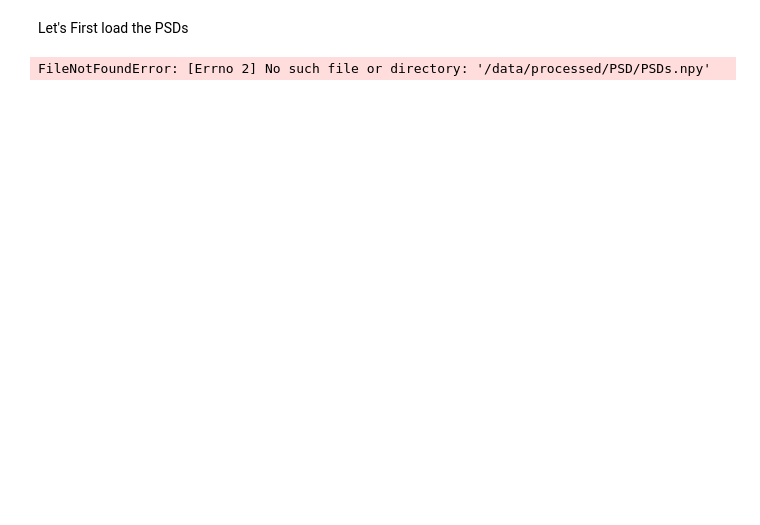
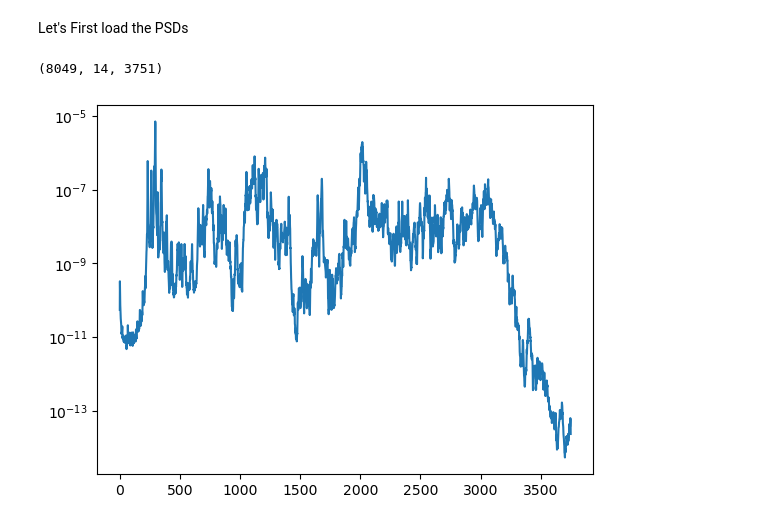
Before and after one commit to YacineBelHadj/AD_yacine, a Jupyter notebook: notebooks/feature/analyse_mel.ipynb, the cells around one changed output. Saved outputs shown, nothing was run; the diff lists cells and outputs as text; code cells hidden in the pictures; blank space fills up the shorter version.

```diff
--- a/notebooks/feature/analyse_mel.ipynb
+++ b/notebooks/feature/analyse_mel.ipynb
@@ -7,6 +7,15 @@ Let's First load the PSDs
 from AD_vibration.data_loader.data_loader import DataLoader, Sensor, get_processed_PSD
 from datetime import datetime, timedelta
 import numpy as np
-get_processed_PSD()
+Sxxs,dts=get_processed_PSD()
-# %% [output]
-FileNotFoundError: [Errno 2] No such file or directory: '/data/processed/PSD/PSDs.npy'
+# %%
+Sxxs.shape
+# %% [output]
+(8049, 14, 3751)
+# %%
+import matplotlib.pyplot as plt
+psd_ex = Sxxs[0,7]
+plt.plot(psd_ex)
+plt.yscale('log')
+# %% [output]
+[figure, added]
```
Also changed, not shown: parts of 15 cells of this notebook.
